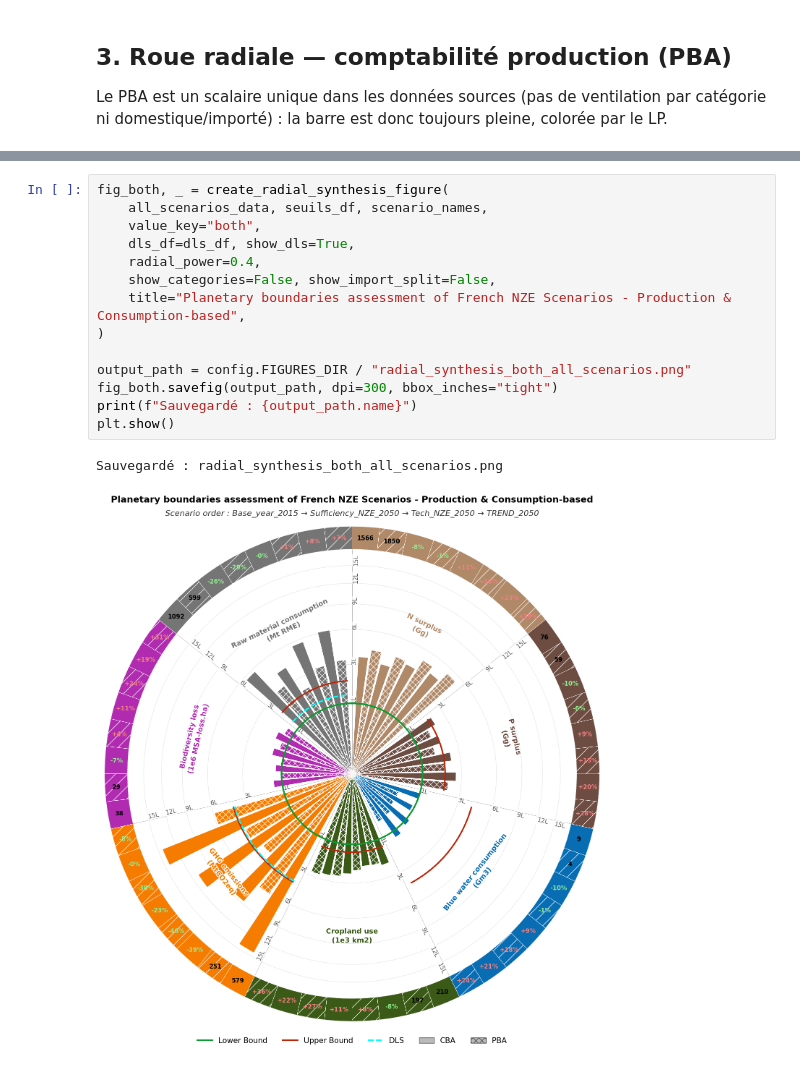
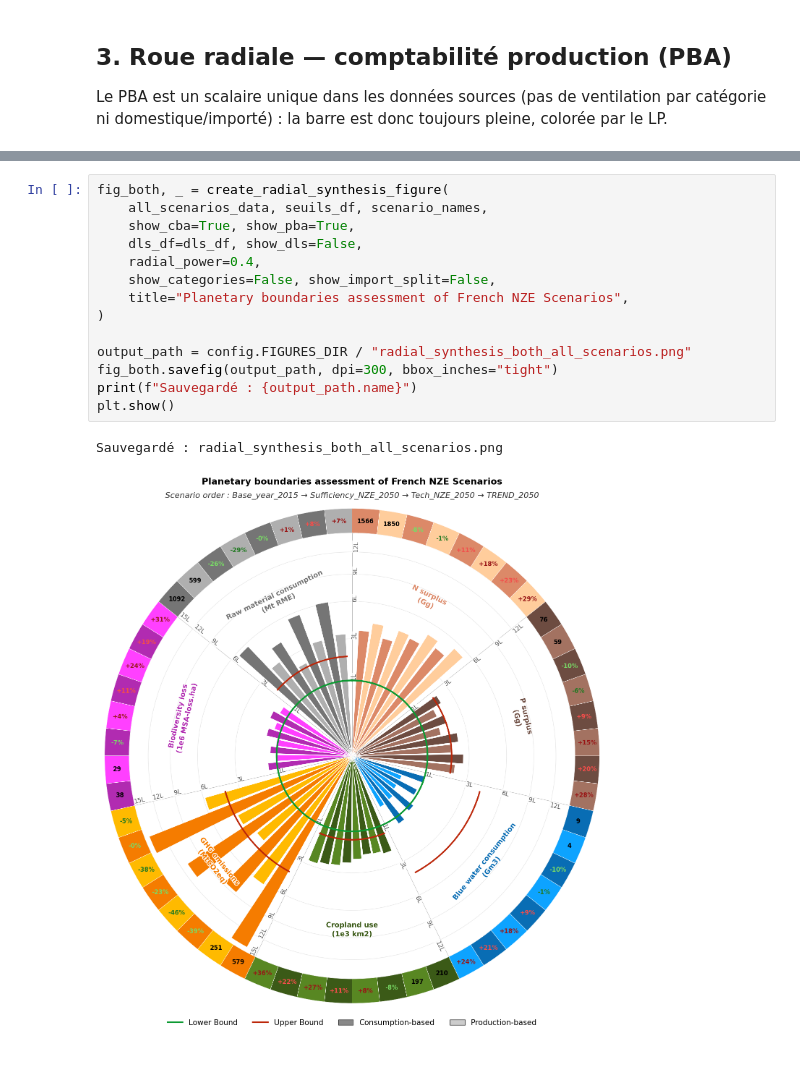
Before and after one commit to Arnaud-destarac/PlaneFR, a Jupyter notebook: notebooks/Synthèse radiale multi-scénarios.ipynb, the cells around one changed output, grey strips where cells are left out. Cells and saved outputs as stored; diff of their text form.

```diff
--- a/notebooks/Synthèse radiale multi-scénarios.ipynb
+++ b/notebooks/Synthèse radiale multi-scénarios.ipynb
@@ -129,17 +131,17 @@ le détail domestique/importé par catégorie côté CBA.
 # %%
 fig_both, _ = create_radial_synthesis_figure(
     all_scenarios_data, seuils_df, scenario_names,
-    value_key="both",
-    dls_df=dls_df, show_dls=True,
+    show_cba=True, show_pba=True,
+    dls_df=dls_df, show_dls=False,
     radial_power=0.4,
     show_categories=False, show_import_split=False,
-    title="Planetary boundaries assessment of French NZE Scenarios - Production & Consumption-based",
+    title="Planetary boundaries assessment of French NZE Scenarios",
 )
 
 output_path = config.FIGURES_DIR / "radial_synthesis_both_all_scenarios.png"
 fig_both.savefig(output_path, dpi=300, bbox_inches="tight")
 print(f"Sauvegardé : {output_path.name}")
 plt.show()
 # %% [output]
 Sauvegardé : radial_synthesis_both_all_scenarios.png
-[figure, old version]
+[figure, new version]
```
Also changed, not shown: parts of 3 cells of this notebook, 4 other files.
